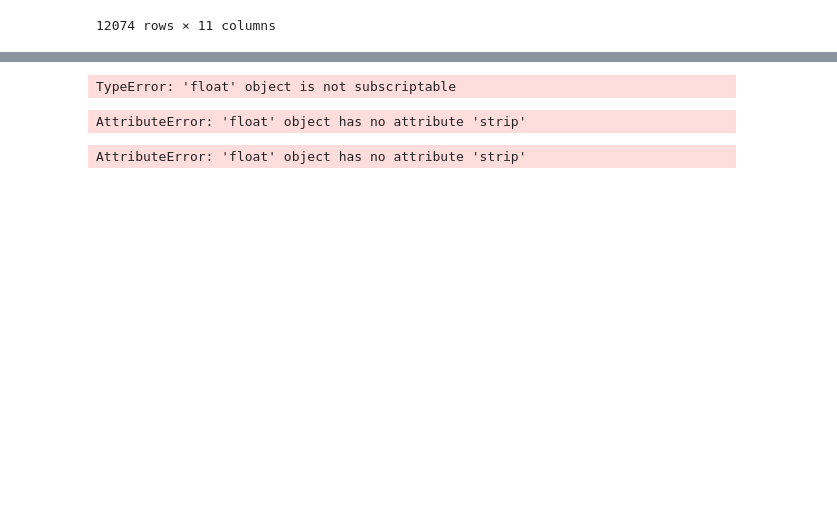
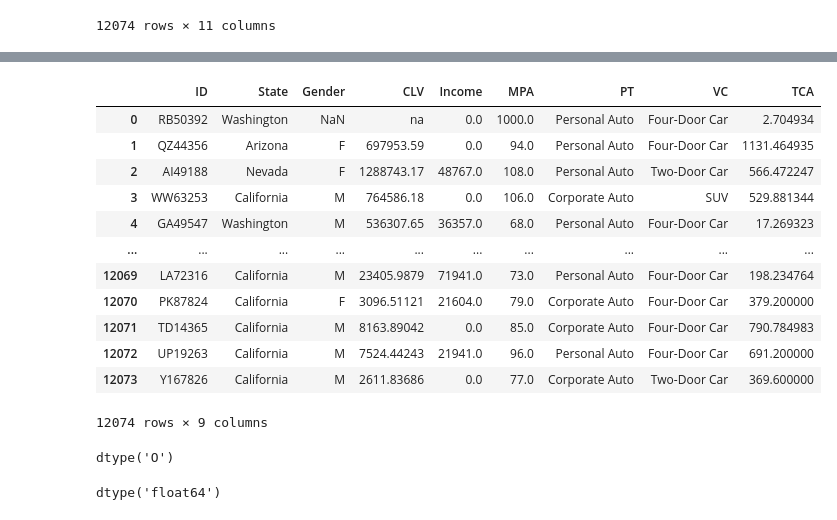
Before and after one commit to inesrondeau/lab-customer-analysis-round-1, a Jupyter notebook: files_for_lab/csv_files/Untitled.ipynb, the cells around one changed output, grey strips where cells are left out. Saved outputs shown, nothing was run; the diff lists cells and outputs as text; code cells hidden in the pictures; blank space fills up the shorter version.

```diff
--- a/files_for_lab/csv_files/Untitled.ipynb
+++ b/files_for_lab/csv_files/Untitled.ipynb
@@ -163,8 +163,2 @@ customers=customers.drop(["Education","NoC"],axis=1)
 # %%
 customers["CLV"]=customers["CLV"].astype(object)
-# %%
-#I think instead of multiplying, i'm gonna be dividing them by 100 to get the decimals
-customers["CLV"] = list(map(lambda x: x[:-1], customers['CLV'].values))
-#customers["CLV"] = [float(x) for x in customers['CLV'].values]
-# %% [output]
-TypeError: 'float' object is not subscriptable
@@ -174,9 +164,0 @@ def p2f(x):
-# %%
-for i in customers["CLV"]:
-    customers["CLV"]=p2f(i)
-# %% [output]
-AttributeError: 'float' object has no attribute 'strip'
-# %%
-customers["CLV"].astype("object").apply(p2f)
-# %% [output]
-AttributeError: 'float' object has no attribute 'strip'
@@ -182,0 +171,20 @@ AttributeError: 'float' object has no attribute 'strip'
+# %%
+customers
+# %% [output]
+|  | ID | State | Gender | CLV | Income | MPA | PT | VC | TCA |
+| 0 | RB50392 | Washington | NaN | na | 0.0 | 1000.0 | Personal Auto | Four-Door Car | 2.704934 |
+| 1 | QZ44356 | Arizona | F | 697953.59 | 0.0 | 94.0 | Personal Auto | Four-Door Car | 1131.464935 |
+| 2 | AI49188 | Nevada | F | 1288743.17 | 48767.0 | 108.0 | Personal Auto | Two-Door Car | 566.472247 |
+| 3 | WW63253 | California | M | 764586.18 | 0.0 | 106.0 | Corporate Auto | SUV | 529.881344 |
+| 4 | GA49547 | Washington | M | 536307.65 | 36357.0 | 68.0 | Personal Auto | Four-Door Car | 17.269323 |
+| ... | ... | ... | ... | ... | ... | ... | ... | ... | ... |
+| 12069 | LA72316 | California | M | 23405.9879 | 71941.0 | 73.0 | Personal Auto | Four-Door Car | 198.234764 |
+| 12070 | PK87824 | California | F | 3096.51121 | 21604.0 | 79.0 | Corporate Auto | Four-Door Car | 379.200000 |
+| 12071 | TD14365 | California | M | 8163.89042 | 0.0 | 85.0 | Corporate Auto | Four-Door Car | 790.784983 |
+| 12072 | UP19263 | California | M | 7524.44243 | 21941.0 | 96.0 | Personal Auto | Four-Door Car | 691.200000 |
+| 12073 | Y167826 | California | M | 2611.83686 | 0.0 | 77.0 | Corporate Auto | Two-Door Car | 369.600000 |
+12074 rows × 9 columns
+# %%
+customers["CLV"].dtype
+# %% [output]
+dtype('O')
@@ -182,0 +193,4 @@ AttributeError: 'float' object has no attribute 'strip'
+# %%
+customers["CLV"].dtype
+# %% [output]
+dtype('float64')
```
Also changed, not shown: parts of 10 cells of this notebook.
